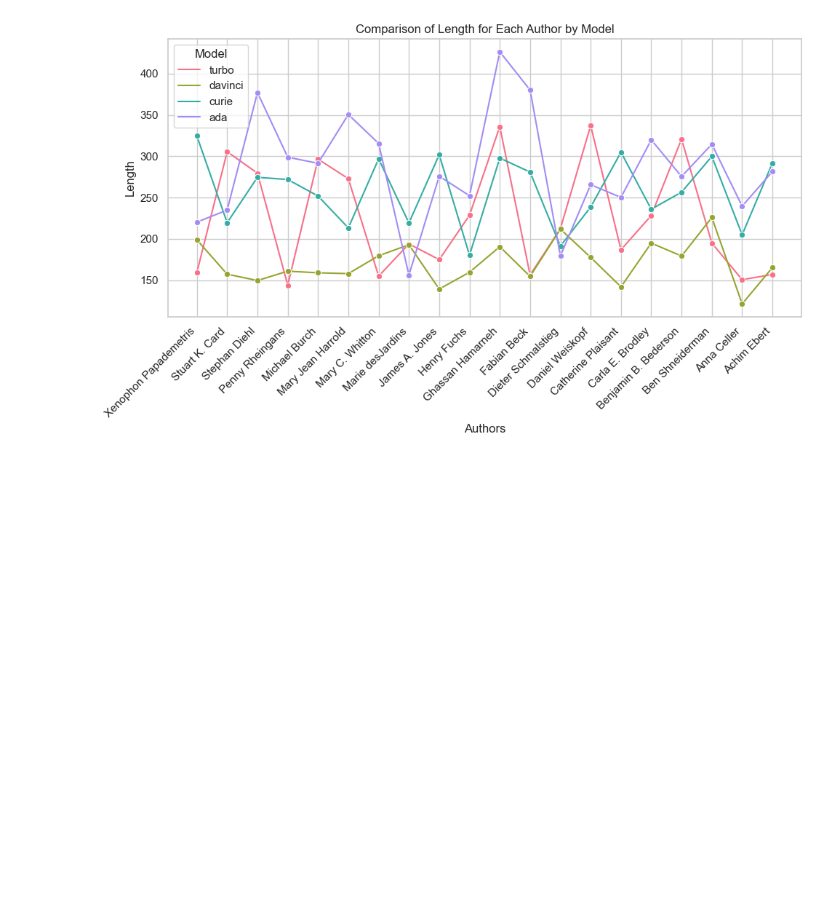
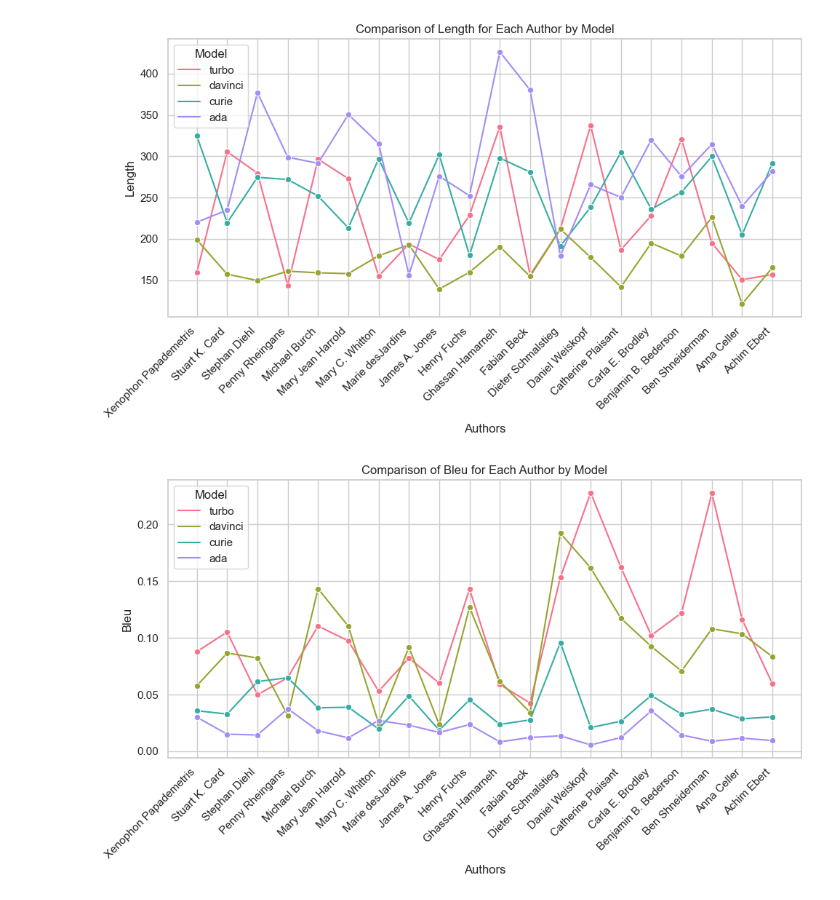
Before and after one commit to jonidamukaj/testing_LLMs, a Jupyter notebook: main/paragraph1/Visualization/Visualize_Authors.ipynb, the cells around one changed output. Drawn from its saved outputs; the diff is of its cells as text; code cells hidden in the pictures; blank space fills up the shorter version.

```diff
--- a/main/paragraph1/Visualization/Visualize_Authors.ipynb
+++ b/main/paragraph1/Visualization/Visualize_Authors.ipynb
@@ -145,6 +145,35 @@ plt.tight_layout()
 plt.show()
 # %% [output]
 [figure]
+# %%
+import pandas as pd
+import matplotlib.pyplot as plt
+import seaborn as sns
+
+# Load your CSV data
+data = pd.read_csv('pub1_Author.csv')
+
+# Set the style
+sns.set(style="whitegrid")
+
+# Define the metric you want to compare (e.g., 'Mean F1 Score', 'Mean Rouge', 'Mean Length', 'Mean Vec2')
+selected_metric = 'Bleu'
+
+# Choose a custom color palette
+custom_palette = sns.color_palette("husl", n_colors=len(data['Model'].unique()))
+
+# Create the line plot with markers using the custom palette
+plt.figure(figsize=(10, 6))
+sns.lineplot(data=data, x='Name', y=selected_metric, hue='Model', marker='o', palette=custom_palette)
+plt.xticks(rotation=45, ha='right')
+plt.title(f'Comparison of {selected_metric} for Each Author by Model')
+plt.ylabel(selected_metric)
+plt.xlabel('Authors')
+plt.legend(title='Model', loc='upper left')
+plt.tight_layout()
+plt.show()
+# %% [output]
+[figure, added]
 # %%
 #COMBINED TOGETHER WITH PUBLICATIONS
 import pandas as pd
```
Also changed, not shown: 9 other files.
